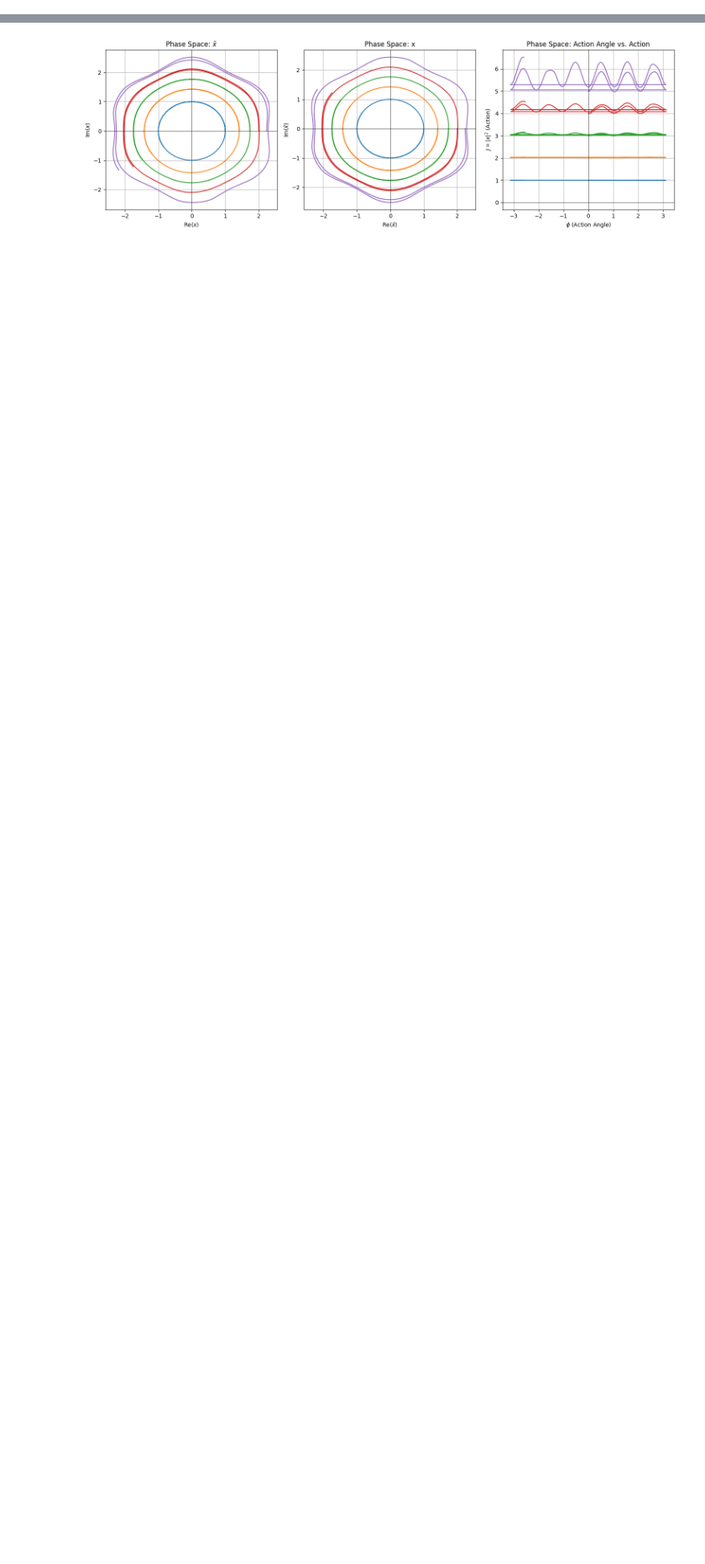
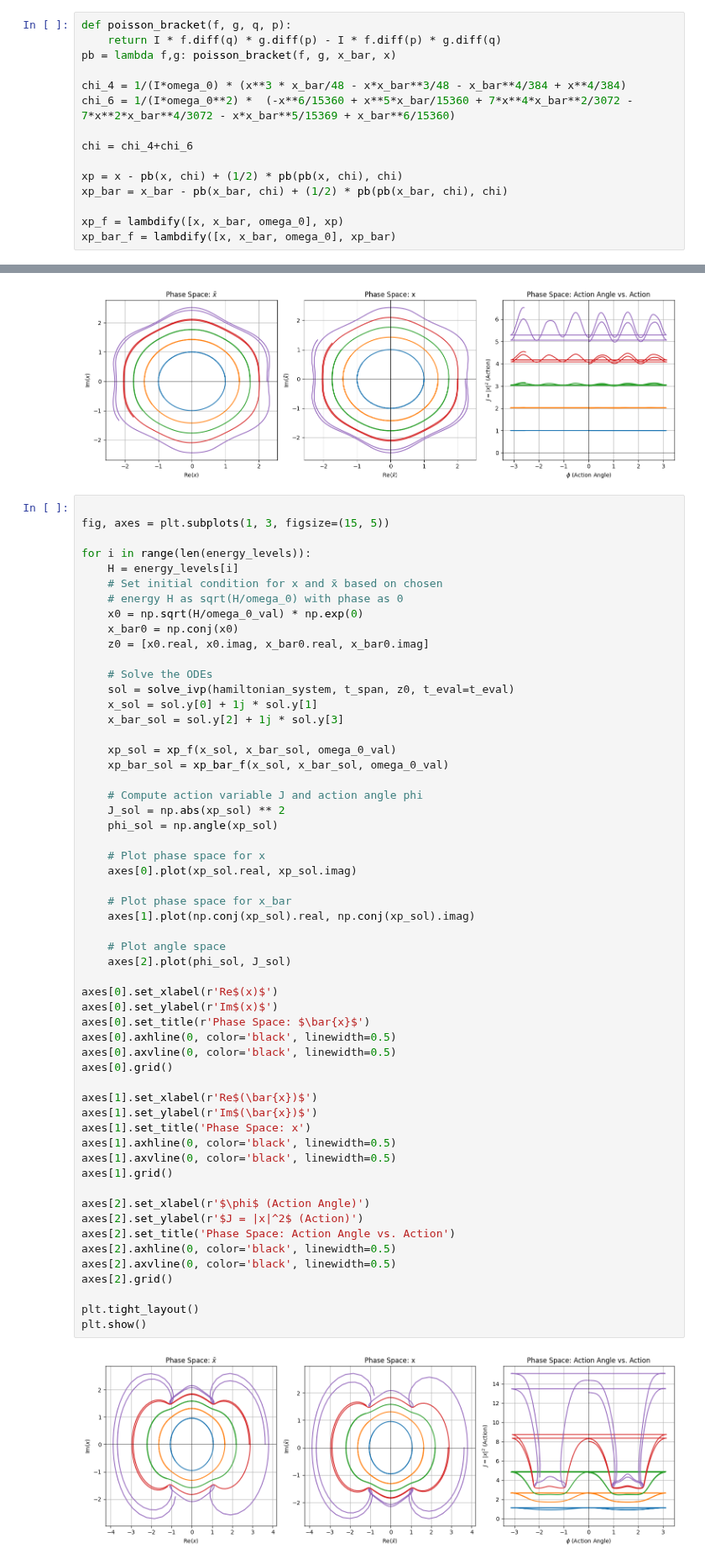
Before and after one commit to kavidey/action-angle-discovery, a Jupyter notebook: sympy example.ipynb, the cells around one changed output, grey strips where cells are left out. Shown at 84% size. Saved outputs shown, nothing was run; the diff lists cells and outputs as text; blank space fills up the shorter version.

Commit message:
broken action angle transformation

```diff
--- a/sympy example.ipynb
+++ b/sympy example.ipynb
@@ -26,3 +26,18 @@ $\displaystyle \bar{x} \omega_{0} x - \frac{\left(\bar{x} + x\right)^{8}}{645120
+# %%
+def poisson_bracket(f, g, q, p):
+    return I * f.diff(q) * g.diff(p) - I * f.diff(p) * g.diff(q)
+pb = lambda f,g: poisson_bracket(f, g, x_bar, x)
+
+chi_4 = 1/(I*omega_0) * (x**3 * x_bar/48 - x*x_bar**3/48 - x_bar**4/384 + x**4/384)
+chi_6 = 1/(I*omega_0**2) *  (-x**6/15360 + x**5*x_bar/15360 + 7*x**4*x_bar**2/3072 - 7*x**2*x_bar**4/3072 - x*x_bar**5/15369 + x_bar**6/15360)
+
+chi = chi_4+chi_6
+
+xp = x - pb(x, chi) + (1/2) * pb(pb(x, chi), chi)
+xp_bar = x_bar - pb(x_bar, chi) + (1/2) * pb(pb(x_bar, chi), chi)
+
+xp_f = lambdify([x, x_bar, omega_0], xp)
+xp_bar_f = lambdify([x, x_bar, omega_0], xp_bar)
 # %%
 # Differentiate with respect to x and x_bar
 difeq_x = lambdify([x, x_bar, omega_0], diff(h, x) * I)
@@ -97,3 +112,61 @@ plt.tight_layout()
 plt.show()
 # %% [output]
 [figure]
+# %%
+
+fig, axes = plt.subplots(1, 3, figsize=(15, 5))
+
+for i in range(len(energy_levels)):
+    H = energy_levels[i]
+    # Set initial condition for x and x̄ based on chosen
+	# energy H as sqrt(H/omega_0) with phase as 0
+    x0 = np.sqrt(H/omega_0_val) * np.exp(0)
+    x_bar0 = np.conj(x0)
+    z0 = [x0.real, x0.imag, x_bar0.real, x_bar0.imag]
+
+    # Solve the ODEs
+    sol = solve_ivp(hamiltonian_system, t_span, z0, t_eval=t_eval)
+    x_sol = sol.y[0] + 1j * sol.y[1]
+    x_bar_sol = sol.y[2] + 1j * sol.y[3]
+
+    xp_sol = xp_f(x_sol, x_bar_sol, omega_0_val)
+    xp_bar_sol = xp_bar_f(x_sol, x_bar_sol, omega_0_val)
+
+    # Compute action variable J and action angle phi
+    J_sol = np.abs(xp_sol) ** 2
+    phi_sol = np.angle(xp_sol)
+
+    # Plot phase space for x
+    axes[0].plot(xp_sol.real, xp_sol.imag)
+
+	# Plot phase space for x_bar
+    axes[1].plot(np.conj(xp_sol).real, np.conj(xp_sol).imag)
+
+    # Plot angle space
+    axes[2].plot(phi_sol, J_sol)
+
+axes[0].set_xlabel(r'Re$(x)$')
+axes[0].set_ylabel(r'Im$(x)$')
+axes[0].set_title(r'Phase Space: $\bar{x}$')
+axes[0].axhline(0, color='black', linewidth=0.5)
+axes[0].axvline(0, color='black', linewidth=0.5)
+axes[0].grid()
+
+axes[1].set_xlabel(r'Re$(\bar{x})$')
+axes[1].set_ylabel(r'Im$(\bar{x})$')
+axes[1].set_title('Phase Space: x')
+axes[1].axhline(0, color='black', linewidth=0.5)
+axes[1].axvline(0, color='black', linewidth=0.5)
+axes[1].grid()
+
+axes[2].set_xlabel(r'$\phi$ (Action Angle)')
+axes[2].set_ylabel(r'$J = |x|^2$ (Action)')
+axes[2].set_title('Phase Space: Action Angle vs. Action')
+axes[2].axhline(0, color='black', linewidth=0.5)
+axes[2].axvline(0, color='black', linewidth=0.5)
+axes[2].grid()
+
+plt.tight_layout()
+plt.show()
+# %% [output]
+[figure, added]
```
Also changed, not shown: parts of 2 cells of this notebook.
